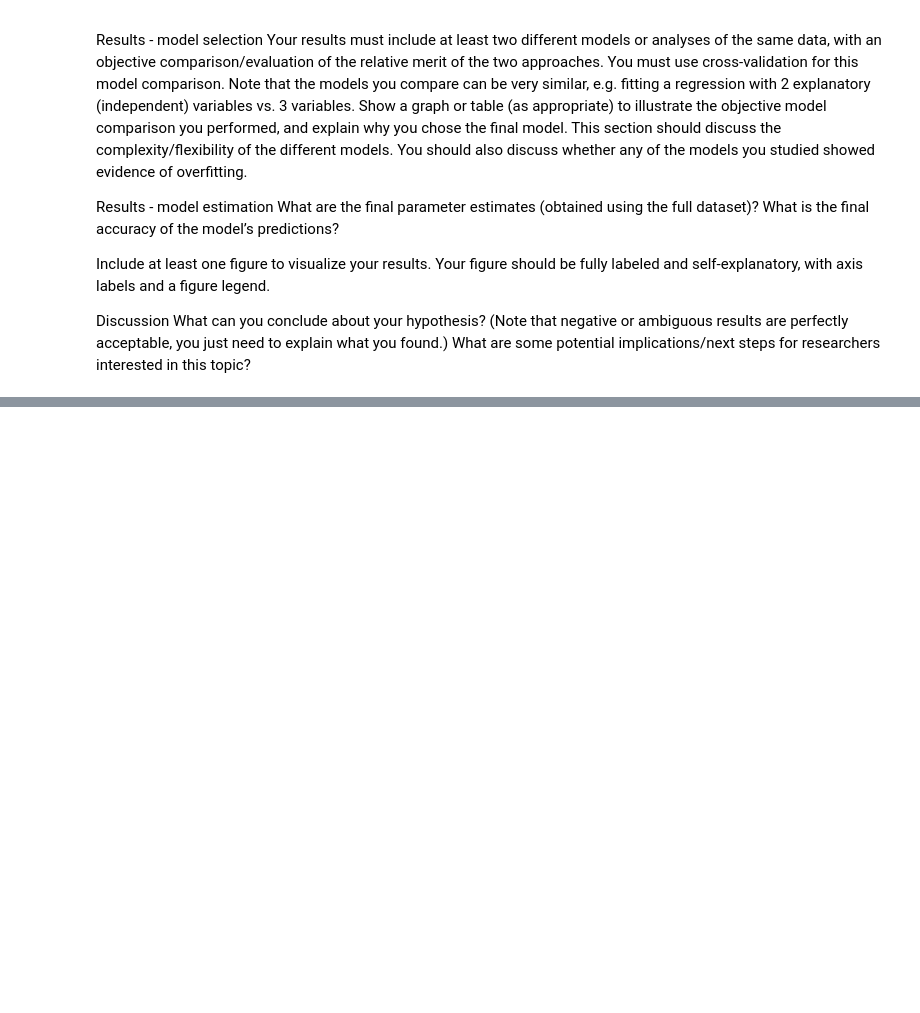
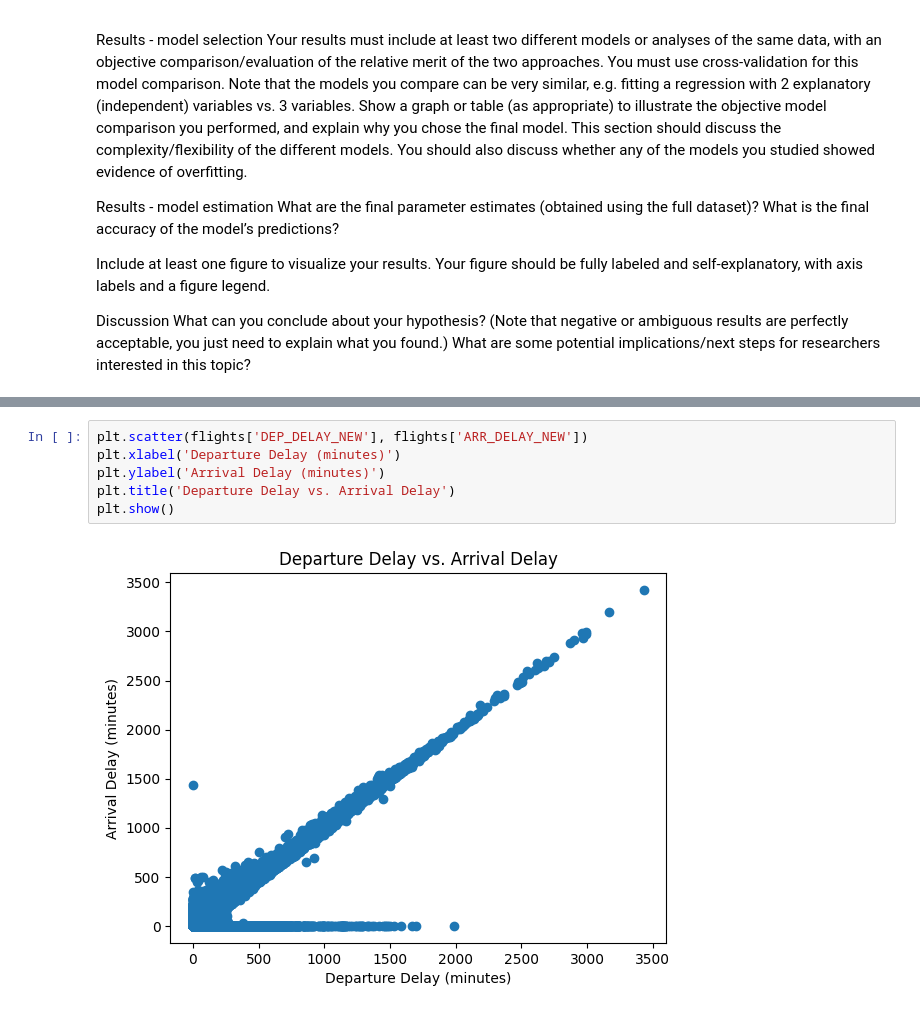
Before and after one commit to ssamat/COGS109, a Jupyter notebook: Final_Project_Template.ipynb, the cells around one changed output, grey strips where cells are left out. Saved outputs shown, nothing was run; the diff lists cells and outputs as text; blank space fills up the shorter version.

```diff
--- a/Final_Project_Template.ipynb
+++ b/Final_Project_Template.ipynb
@@ -50,0 +174,8 @@ What can you conclude about your hypothesis? (Note that negative or ambiguous re
+# %%
+plt.scatter(flights['DEP_DELAY_NEW'], flights['ARR_DELAY_NEW'])
+plt.xlabel('Departure Delay (minutes)')
+plt.ylabel('Arrival Delay (minutes)')
+plt.title('Departure Delay vs. Arrival Delay')
+plt.show()
+# %% [output]
+[figure, added]
```
Also changed, not shown: parts of 24 cells of this notebook.
